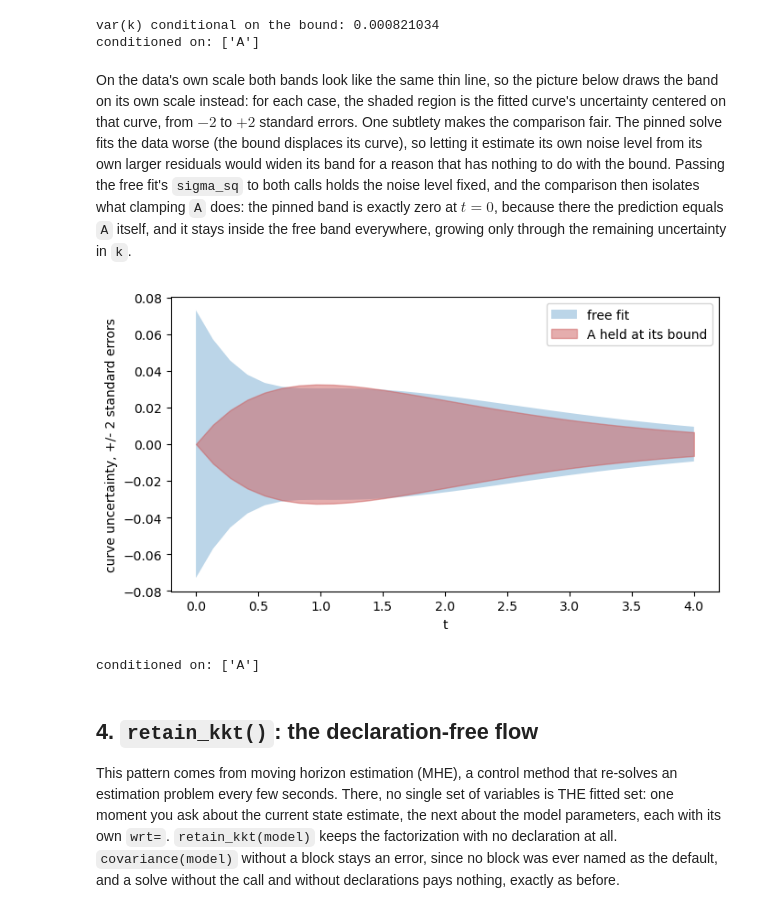
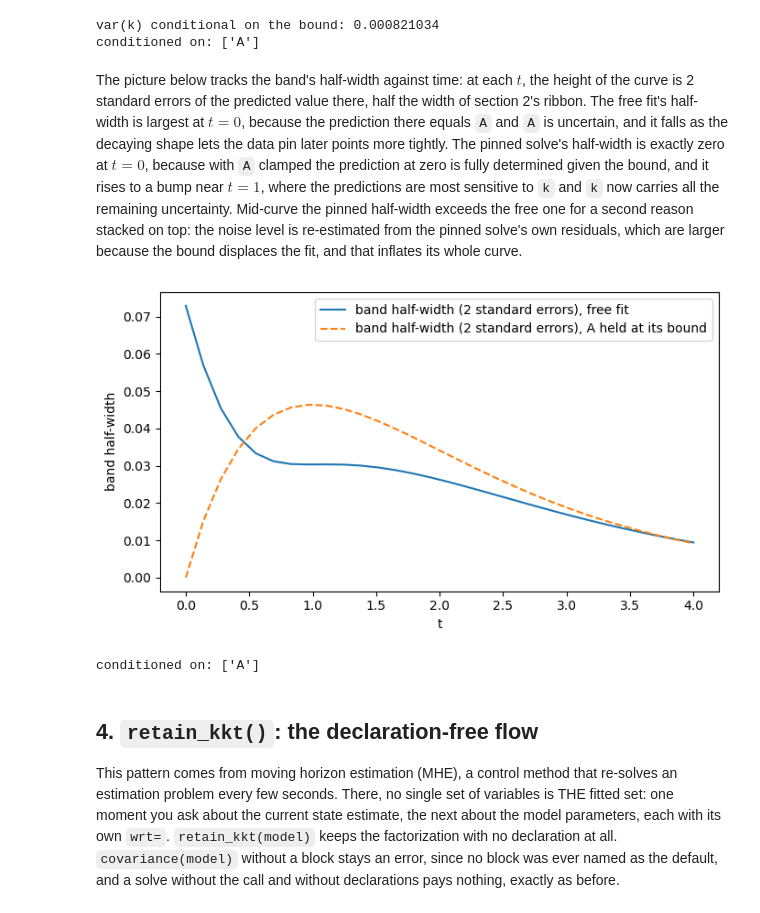
Before and after one commit to GermanHeim/pounce, a Jupyter notebook: python/notebooks/32_wrt_blocks_and_retain_kkt.ipynb, the cells around one changed output. Cells and saved outputs as stored; diff of their text form; code cells hidden in the pictures.

Commit message:
Notebook 32: restore the half-width plot, now fully explained
The original figure was right; it lacked a reading. The text now
walks both curves: the free half-width largest at t = 0 where the
prediction is A itself, the pinned one exactly zero there and
bumping near t = 1 where predictions are most sensitive to k, and
the crossover mid-curve from two stacked effects, k carrying all
remaining uncertainty plus the noise level re-estimated from the
pinned solve's larger residuals.

Co-Authored-By: Claude Fable 5 <noreply@anthropic.com>

```diff
--- a/python/notebooks/32_wrt_blocks_and_retain_kkt.ipynb
+++ b/python/notebooks/32_wrt_blocks_and_retain_kkt.ipynb
@@ -187,39 +187,35 @@ print("conditioned on:", [v.name for v in cov_k.conditioned_on])
 var(k) conditional on the bound: 0.000821034
 conditioned on: ['A']
 # %% [markdown]
-On the data's own scale both bands look like the same thin line, so
-the picture below draws the band on its own scale instead: for each
-case, the shaded region is the fitted curve's uncertainty centered on
-that curve, from $-2$ to $+2$ standard errors. One subtlety makes the
-comparison fair. The pinned solve fits the data worse (the bound
-displaces its curve), so letting it estimate its own noise level from
-its own larger residuals would widen its band for a reason that has
-nothing to do with the bound. Passing the free fit's `sigma_sq` to
-both calls holds the noise level fixed, and the comparison then
-isolates what clamping `A` does: the pinned band is exactly zero at
-$t = 0$, because there the prediction equals `A` itself, and it stays
-inside the free band everywhere, growing only through the remaining
-uncertainty in `k`.
+The picture below tracks the band's half-width against time: at each
+$t$, the height of the curve is 2 standard errors of the predicted
+value there, half the width of section 2's ribbon. The free fit's
+half-width is largest at $t = 0$, because the prediction there equals
+`A` and `A` is uncertain, and it falls as the decaying shape lets the
+data pin later points more tightly. The pinned solve's half-width is
+exactly zero at $t = 0$, because with `A` clamped the prediction at
+zero is fully determined given the bound, and it rises to a bump near
+$t = 1$, where the predictions are most sensitive to `k` and `k` now
+carries all the remaining uncertainty. Mid-curve the pinned
+half-width exceeds the free one for a second reason stacked on top:
+the noise level is re-estimated from the pinned solve's own
+residuals, which are larger because the bound displaces the fit, and
+that inflates its whole curve.
 # %%
-s2 = float(cov.sigma_sq)          # the free fit's noise estimate
-band_same = covariance(m, sigma_sq=s2, wrt=m.yhat)
-se_same = np.sqrt(np.diag(band_same.matrix))
-band_pin = covariance(m2, sigma_sq=s2, wrt=m2.yhat)
+band_pin = covariance(m2, wrt=m2.yhat)
 se_pin = np.sqrt(np.diag(band_pin.matrix))
 
 plt.figure(figsize=(7, 4))
-plt.fill_between(t_data, -2 * se_same, 2 * se_same, alpha=0.3,
-                 label="free fit")
-plt.fill_between(t_data, -2 * se_pin, 2 * se_pin, alpha=0.5,
-                 color="indianred", label="A held at its bound")
-plt.xlabel("t")
-plt.ylabel("curve uncertainty, +/- 2 standard errors")
-plt.legend()
-plt.tight_layout()
+plt.plot(t_data, 2 * se,
+         label="band half-width (2 standard errors), free fit")
+plt.plot(t_data, 2 * se_pin, "--",
+         label="band half-width (2 standard errors), A held at its bound")
+plt.xlabel("t"); plt.ylabel("band half-width")
+plt.legend(); plt.tight_layout()
 plt.show()
 print("conditioned on:", [v.name for v in band_pin.conditioned_on])
 # %% [output]
-[figure, old version]
+[figure, new version]
 conditioned on: ['A']
 # %% [markdown]
 ## 4. `retain_kkt()`: the declaration-free flow
```
